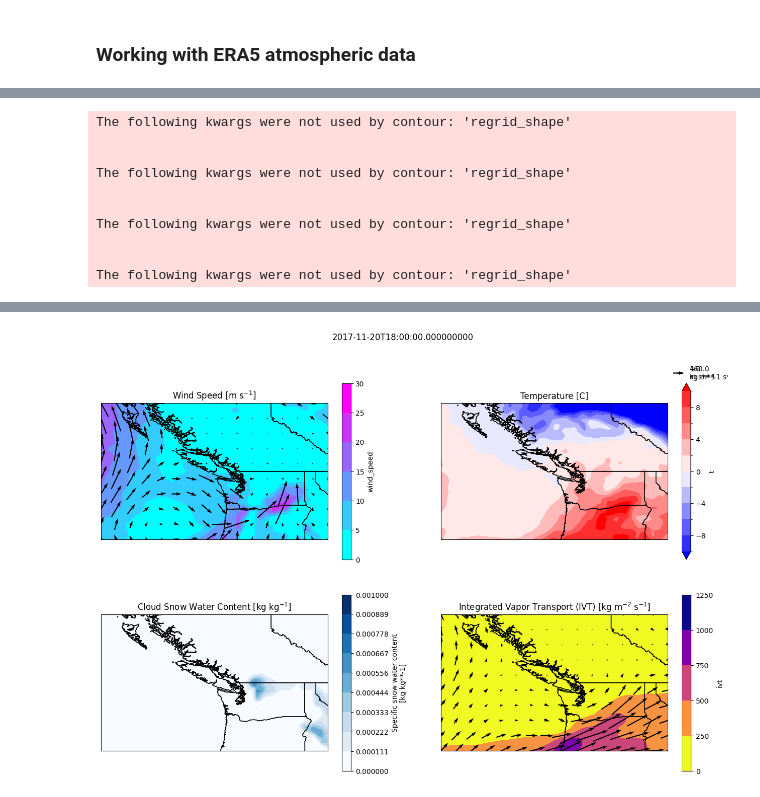
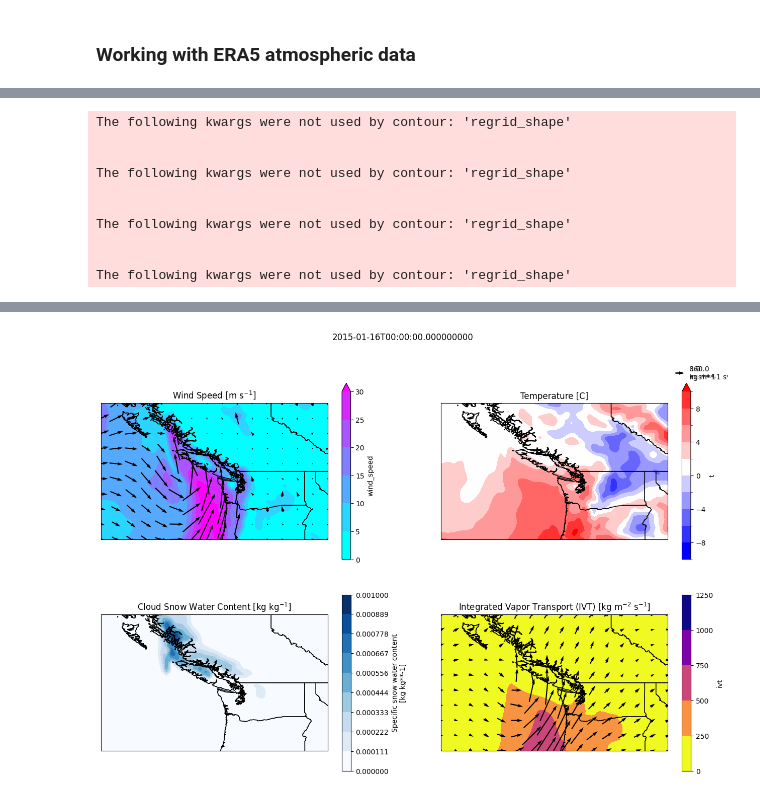
Before and after one commit to UW-ESS-DS/MLGeo-2023-Atmospheric-Rivers, a Jupyter notebook: notebooks/03_data_characterization.ipynb, the cells around one changed output, grey strips where cells are left out. Drawn from its saved outputs; the diff is of its cells as text; code cells hidden in the pictures.

```diff
--- a/notebooks/03_data_characterization.ipynb
+++ b/notebooks/03_data_characterization.ipynb
@@ -57,18 +32,0 @@ Okay, we have a way of looking at this data. Now lets make a combined dataset ov
-# %%
-years = [2015, 2016, 2017, 2018, 2019]
-event_list = []
-for year in years:
-    ds = xr.open_dataset(f'../data/02_processed/AR_Events/lpt_systems_AR_{year-1}050100_{year}043018.nc')
-
-    # filter the centroid_lon_end to be between 225 and 245 and the centroid_lat_end to be between 40 and 55
-    ds_filter_01 = ds.where((ds.centroid_lon_end > 235) &
-                (ds.centroid_lat_end > 45) &
-                (ds.centroid_lat_end < 52), drop=True)
-
-    for i in range(ds_filter_01.nlpt.size):
-        lpt_begin_index = ds_filter_01.lpt_begin_index.values.astype(int)
-        lpt_end_index = ds_filter_01.lpt_end_index.values.astype(int)
-        # filter to a specific event
-        tmp_ds = ds_filter_01.isel(nlpt=i, nstitch=slice(lpt_begin_index[i],lpt_end_index[i])).drop_dims('nobj')
-
-        event_list.append(tmp_ds.where(tmp_ds.max_running_field==tmp_ds.max_running_field.max(), drop=True).to_pandas().drop(cols_to_exclude, axis=1))
@@ -120,9 +172,10 @@ File exists, opening ARscale_spatial_filtered.nc...
 ds_filter_02 = ds_filter_01.scale.squeeze().dropna(dim='time', how='all')
 # filter to the years since water year 2015
 ds_filter_03 = ds_filter_02.where((ds_filter_02.time.dt.year > 2013) &
-                                  (ds_filter_02.time.dt.year < 2020) &
+                                  (ds_filter_02.time.dt.year < 2019) &
                                   (ds_filter_02.time.dt.month.isin([11,12,1,2,3,4])) &
                                   (ds_filter_02.time.dt.date > dt.date(2014,10,31)) &
+                                  (ds_filter_02.time.dt.date < dt.date(2018,5,1)) &
                                   (ds_filter_02>0), drop=True)
 # take the zonal and meridional median values
 # this essentially will take the median value within the grid cells we defined as
@@ -165,9 +263,8 @@ Text(0.5, 1.0, 'Distribution of AR Scale for Events in the PNW between 2015 and
 # %% [markdown]
 ### Working with ERA5 atmospheric data
 # %%
-year = 2017
-era5_ds = xr.open_dataset(f'../data/01_raw/era5_pressure_levels/era5_{year}.nc')
+era5_ds = xr.open_mfdataset(f'../data/01_raw/era5_pressure_levels/era5_*.nc')
 era5_single_lvl_ds = xr.open_dataset(f'../data/01_raw/era5_single_level/era5_ivt_2014-2018.nc')
 # print the length of the time dimension
-print(f'Number of points in {year}: ', len(era5_ds.time))
+print(f'Number of times: ', len(era5_ds.time))
 # %% [output]
@@ -175,15 +272,11 @@ Number of points in 2017:  4344
 # %%
 # loop through the event_start and save the time for hour up until the duration of the event
 hourly_event_times = []
-for i,event in enumerate(event_df.event_start):
-    # skip if month is not in 10,11,12,1,2,3,4:
-    if (event.month not in [11,12,1,2,3,4]) | (event.year != year):
-        continue
-    else:
-        hourly_event_times.append(pd.date_range(start=event_df.loc[i, 'event_start'], periods=event_df.loc[i, 'duration'], freq='H'))
+for event in era5_matched_ar_event_df.index:
+    hourly_event_times.append(pd.date_range(start=era5_matched_ar_event_df.loc[event, 'event_start_time'], periods=era5_matched_ar_event_df.loc[event, 'duration'], freq='H'))
 
 # concatenate the list of hourly event times into one array
 hourly_event_times_array = np.concatenate(hourly_event_times)
 # cross check to see if the length of this array is not greater than the length of the time dimension
-print(f'Number of points in {year}: ', len(hourly_event_times_array))
+print(f'Number of hours with ARs over period: ', len(hourly_event_times_array))
 # %% [output]
@@ -222,5 +300,5 @@ Name: 28, dtype: object
 # %%
-time_for_plot = event_df['event_start'].iloc[28] + pd.Timedelta(days=4)
+time_for_plot = era5_matched_ar_event_df.iloc[8].event_start_time + pd.Timedelta(hours=24)
 # create 4 subplots with ccrs.PlateCarree() as the projection
 fig, axs = plt.subplots(2,2, figsize=(16,10), subplot_kw={'projection': ccrs.PlateCarree()})
 # set the extent of all plots
@@ -275,4 +353,4 @@ Text(0.5, 0.98, '2017-11-20T18:00:00.000000000')
-[figure, old version]
+[figure, new version]
 # %%
 
 # open the snotel dataset
```
Also changed, not shown: parts of 29 cells of this notebook, 3 other files.
